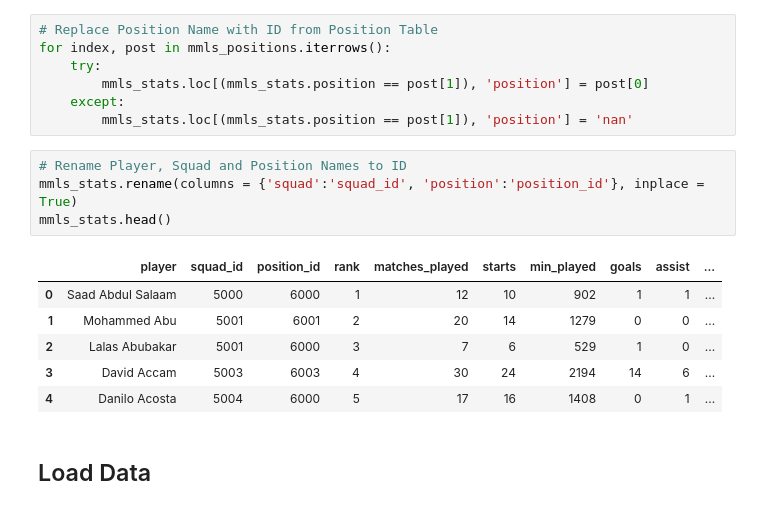
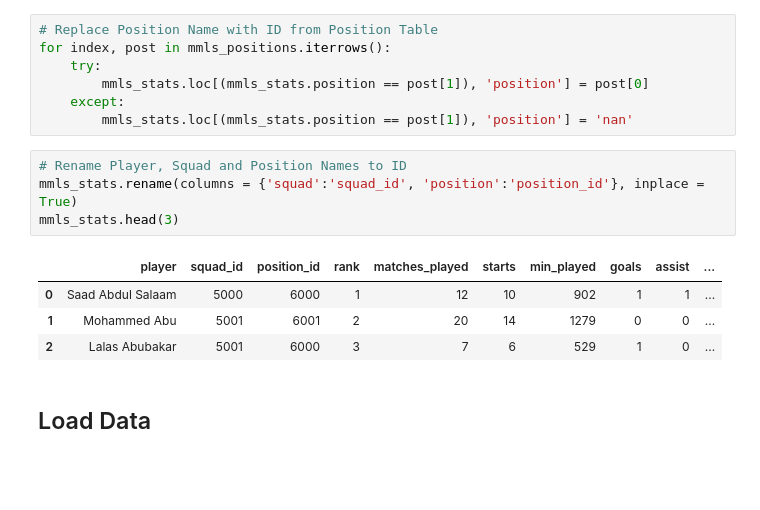
Before and after one commit to clmatherson/ETL_Project, a Jupyter notebook: MLS_ETL.ipynb, the cells around one changed output. Saved outputs shown, nothing was run; the diff lists cells and outputs as text; blank space fills up the shorter version.

```diff
--- a/MLS_ETL.ipynb
+++ b/MLS_ETL.ipynb
@@ -179,14 +175,12 @@ for index, post in mmls_positions.iterrows():
 # %%
 # Rename Player, Squad and Position Names to ID
 mmls_stats.rename(columns = {'squad':'squad_id', 'position':'position_id'}, inplace = True)
-mmls_stats.head()
+mmls_stats.head(3)
 # %% [output]
 |  | player | squad_id | position_id | rank | matches_played | starts | min_played | goals | assist | ... |
 | 0 | Saad Abdul Salaam | 5000 | 6000 | 1 | 12 | 10 | 902 | 1 | 1 | ... |
 | 1 | Mohammed Abu | 5001 | 6001 | 2 | 20 | 14 | 1279 | 0 | 0 | ... |
 | 2 | Lalas Abubakar | 5001 | 6000 | 3 | 7 | 6 | 529 | 1 | 0 | ... |
-| 3 | David Accam | 5003 | 6003 | 4 | 30 | 24 | 2194 | 14 | 6 | ... |
-| 4 | Danilo Acosta | 5004 | 6000 | 5 | 17 | 16 | 1408 | 0 | 1 | ... |
 # %% [markdown]
 ## Load Data
 # %%
```
Also changed, not shown: parts of 2 cells of this notebook.
